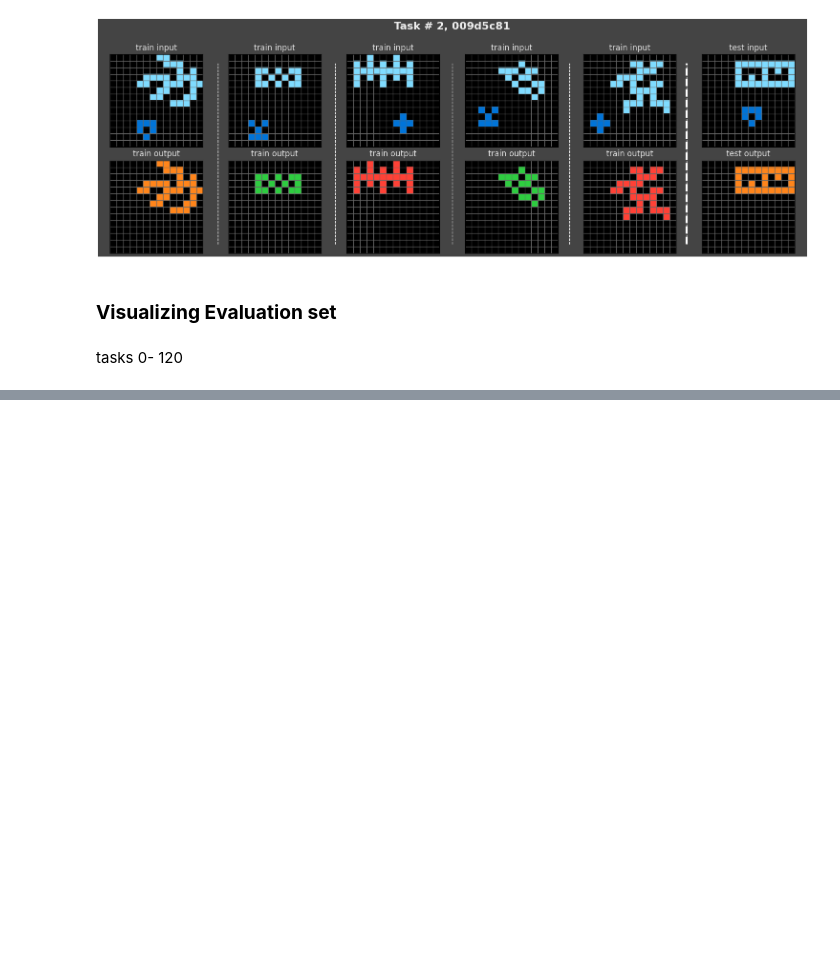
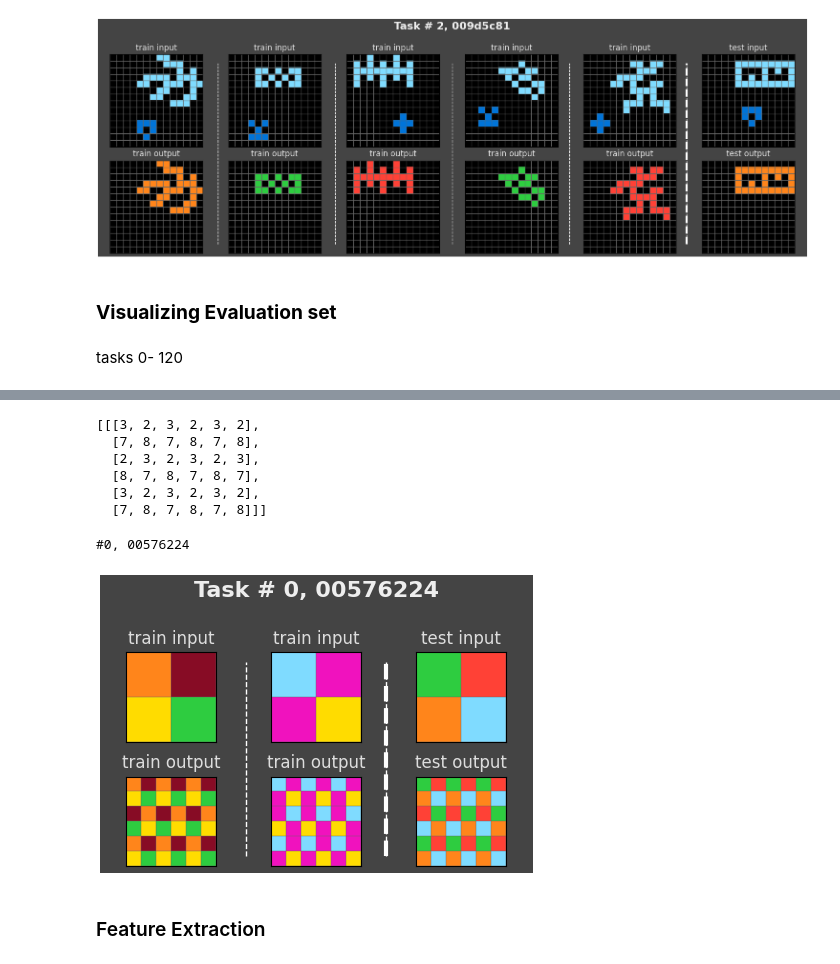
Before and after one commit to ZakAlreich/ArcPrize2025, a Jupyter notebook: ARC-AGI 2025: Visualization all 1000+120 tasks.ipynb, the cells around one changed output, grey strips where cells are left out. Cells and saved outputs as stored; diff of their text form; code cells hidden in the pictures; blank space fills up the shorter version.

```diff
--- a/ARC-AGI 2025: Visualization all 1000+120 tasks.ipynb
+++ b/ARC-AGI 2025: Visualization all 1000+120 tasks.ipynb
@@ -287,0 +274,17 @@ fc7cae8d
+# %%
+def fast_plot(i, s=1.5):
+    t = list(training_challenges)[i]
+    task = training_challenges[t]
+    task_solution = training_solutions[t]
+    plot_task(task, task_solution, i, t,s, w1 = 0.3)
+
+def fastask(i):
+    t = list(training_challenges)[i]
+    task = training_challenges[t]
+    return task
+
+def fastask_solution(i):
+    t = list(training_challenges)[i]
+    task = training_challenges[t]
+    task_solution = training_solutions[t]
+    return task_solution
@@ -287,0 +311,16 @@ fc7cae8d
+# %%
+fastask_solution(0)
+# %% [output]
+[[[3, 2, 3, 2, 3, 2],
+  [7, 8, 7, 8, 7, 8],
+  [2, 3, 2, 3, 2, 3],
+  [8, 7, 8, 7, 8, 7],
+  [3, 2, 3, 2, 3, 2],
+  [7, 8, 7, 8, 7, 8]]]
+# %%
+fast_plot(0)
+# %% [output]
+#0, 00576224
+[figure, added]
+# %% [markdown]
+### Feature Extraction
```
Also changed, not shown: parts of 9 cells of this notebook.
